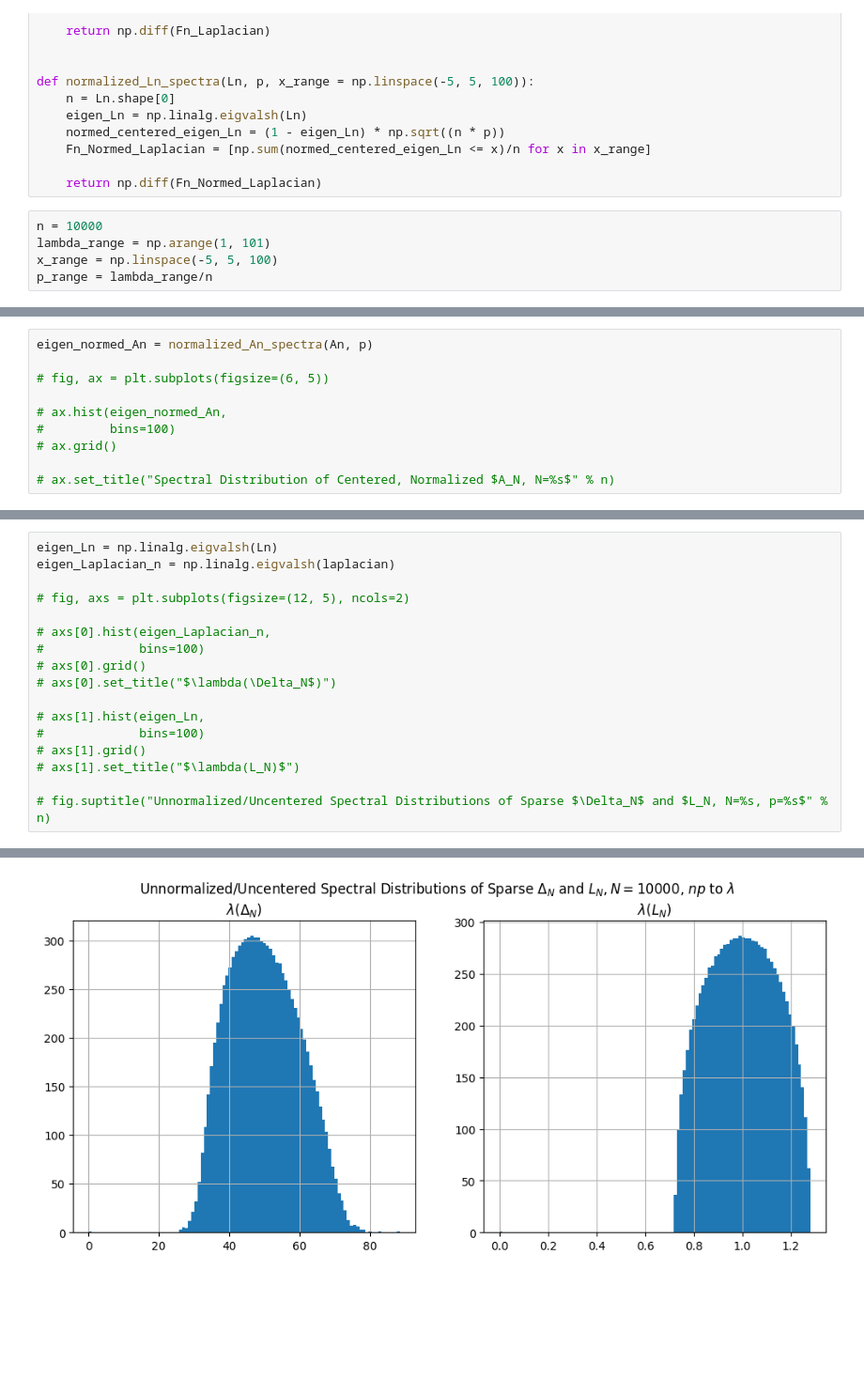
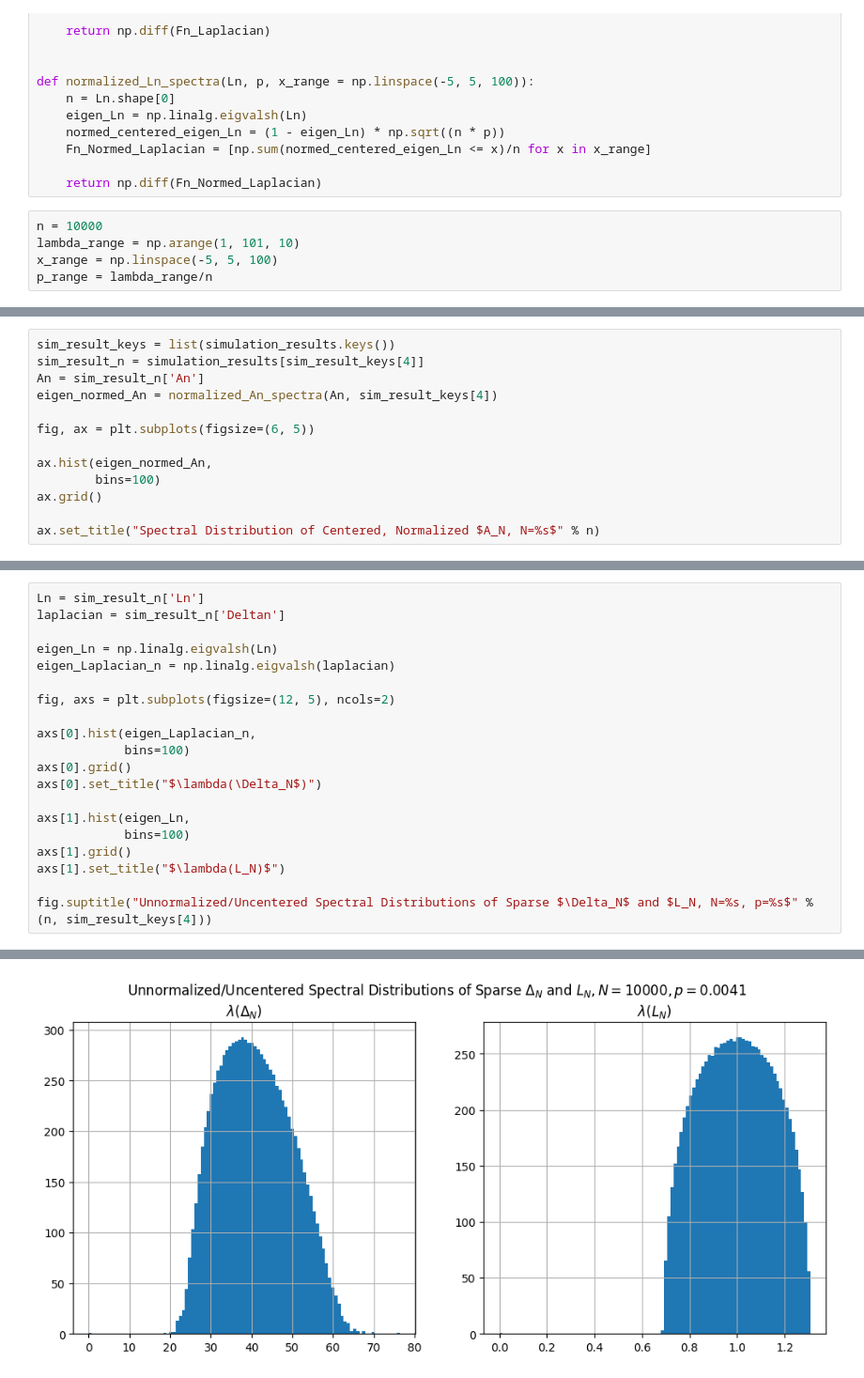
Before and after one commit to colinsyyip/Normalized-Laplacian-ESD, a Jupyter notebook: np_lt_logn_simulations.ipynb, the cells around one changed output, grey strips where cells are left out. Shown at 94% size. Cells and saved outputs as stored; diff of their text form; blank space fills up the shorter version.

Commit message:
Setting up np << logn simulations for varied lambda

```diff
--- a/np_lt_logn_simulations.ipynb
+++ b/np_lt_logn_simulations.ipynb
@@ -69,7 +69,7 @@ def normalized_Ln_spectra(Ln, p, x_range = np.linspace(-5, 5, 100)):
     return np.diff(Fn_Normed_Laplacian)
 # %%
 n = 10000
-lambda_range = np.arange(1, 101)
+lambda_range = np.arange(1, 101, 10)
 x_range = np.linspace(-5, 5, 100)
 p_range = lambda_range/n
 # %%
@@ -100,12 +116,15 @@ for p in p_range:
 # %%
-eigen_normed_An = normalized_An_spectra(An, p)
+sim_result_keys = list(simulation_results.keys())
+sim_result_n = simulation_results[sim_result_keys[4]]
+An = sim_result_n['An']
+eigen_normed_An = normalized_An_spectra(An, sim_result_keys[4])
 
-# fig, ax = plt.subplots(figsize=(6, 5))
+fig, ax = plt.subplots(figsize=(6, 5))
 
-# ax.hist(eigen_normed_An,
-#         bins=100)
-# ax.grid()
+ax.hist(eigen_normed_An,
+        bins=100)
+ax.grid()
 
-# ax.set_title("Spectral Distribution of Centered, Normalized $A_N, N=%s$" % n)
+ax.set_title("Spectral Distribution of Centered, Normalized $A_N, N=%s$" % n)
 # %% [output]
 Text(0.5, 1.0, 'Spectral Distribution of Centered, Normalized $A_N, N=10000$')
@@ -113,18 +132,21 @@ Text(0.5, 1.0, 'Spectral Distribution of Centered, Normalized $A_N, N=10000$')
 # %%
+Ln = sim_result_n['Ln']
+laplacian = sim_result_n['Deltan']
+
 eigen_Ln = np.linalg.eigvalsh(Ln)
 eigen_Laplacian_n = np.linalg.eigvalsh(laplacian)
 
-# fig, axs = plt.subplots(figsize=(12, 5), ncols=2)
+fig, axs = plt.subplots(figsize=(12, 5), ncols=2)
 
-# axs[0].hist(eigen_Laplacian_n,
-#             bins=100)
-# axs[0].grid()
-# axs[0].set_title("$\lambda(\Delta_N$)")
+axs[0].hist(eigen_Laplacian_n,
+            bins=100)
+axs[0].grid()
+axs[0].set_title("$\lambda(\Delta_N$)")
 
-# axs[1].hist(eigen_Ln,
-#             bins=100)
-# axs[1].grid()
-# axs[1].set_title("$\lambda(L_N)$")
+axs[1].hist(eigen_Ln,
+            bins=100)
+axs[1].grid()
+axs[1].set_title("$\lambda(L_N)$")
 
-# fig.suptitle("Unnormalized/Uncentered Spectral Distributions of Sparse $\Delta_N$ and $L_N, N=%s, p=%s$" % n)
+fig.suptitle("Unnormalized/Uncentered Spectral Distributions of Sparse $\Delta_N$ and $L_N, N=%s, p=%s$" % (n, sim_result_keys[4]))
 # %% [output]
@@ -132,4 +154,4 @@ Text(0.5, 0.98, 'Unnormalized/Uncentered Spectral Distributions of Sparse $\\Del
-[figure, old version]
+[figure, new version]
 # %%
 Fn_Laplacian = normalized_Deltan_spectra(laplacian, p)
 Fn_Normed_Laplacian = normalized_Ln_spectra(Ln, p)
```
Also changed, not shown: parts of 4 cells of this notebook.
